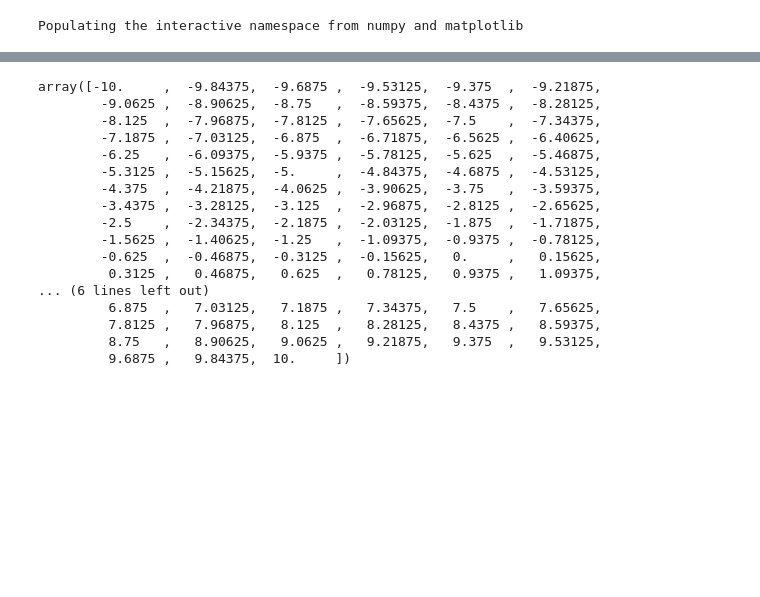
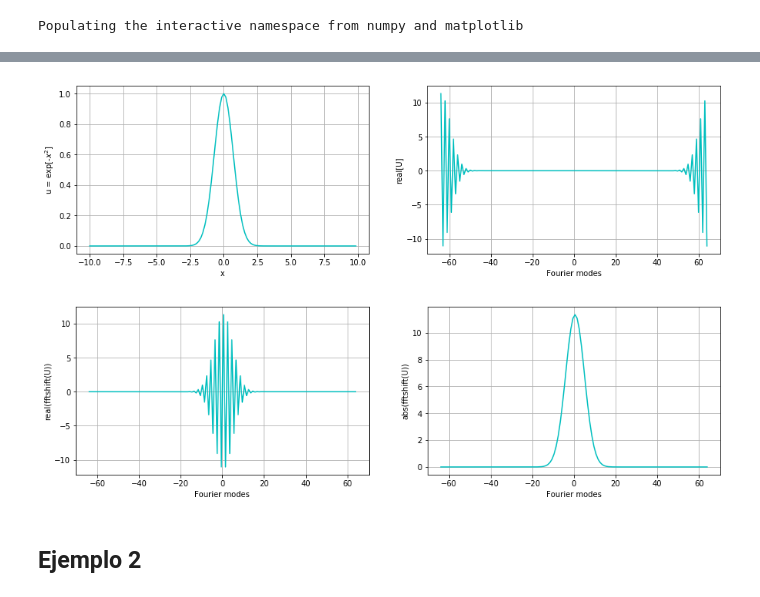
Before and after one commit to OriannaSanguino/Herramientas-Computacionales, a Jupyter notebook: 05_taller04/Taller4.ipynb, the cells around one changed output, grey strips where cells are left out. Drawn from its saved outputs; the diff is of its cells as text; code cells hidden in the pictures; blank space fills up the shorter version.

```diff
--- a/05_taller04/Taller4.ipynb
+++ b/05_taller04/Taller4.ipynb
@@ -16,0 +31,39 @@ n=128
+# %%
+u = np.exp(-x*x)
+# %%
+ut = np.fft.fft(u)
+# %%
+utshift = fft.fftshift(ut)
+# %%
+modes = linspace(d,e,n)
+# %%
+figure(figsize=(15,4))
+plt.subplot(1,2,1)
+pylab.plot(x,u,'-c')
+pylab.xlabel("x")
+pylab.ylabel("u = exp[-$x^2$]")
+plt.grid()
+
+plt.subplot(1,2,2)
+pylab.plot(modes,ut,'-c')
+pylab.xlabel("Fourier modes")
+pylab.ylabel("real[U]")
+plt.grid()
+
+figure(figsize=(15,4))
+plt.subplot(1,2,1)
+pylab.plot(modes,utshift,'-c')
+pylab.xlabel("Fourier modes")
+pylab.ylabel("real(fftshift(U))")
+plt.grid()
+
+plt.subplot(1,2,2)
+pylab.plot(modes,np.abs(utshift),'-c')
+pylab.xlabel("Fourier modes")
+pylab.ylabel("abs(fftshift(U))")
+plt.grid()
+# %% [output]
+[figure, added]
+[figure, added]
+# %% [markdown]
+## Ejemplo 2
@@ -23,20 +78,0 @@ x2= np.linspace (a,b,c)
-# %%
-x2
-# %% [output]
-array([-10.     ,  -9.84375,  -9.6875 ,  -9.53125,  -9.375  ,  -9.21875,
-        -9.0625 ,  -8.90625,  -8.75   ,  -8.59375,  -8.4375 ,  -8.28125,
-        -8.125  ,  -7.96875,  -7.8125 ,  -7.65625,  -7.5    ,  -7.34375,
-        -7.1875 ,  -7.03125,  -6.875  ,  -6.71875,  -6.5625 ,  -6.40625,
-        -6.25   ,  -6.09375,  -5.9375 ,  -5.78125,  -5.625  ,  -5.46875,
-        -5.3125 ,  -5.15625,  -5.     ,  -4.84375,  -4.6875 ,  -4.53125,
-        -4.375  ,  -4.21875,  -4.0625 ,  -3.90625,  -3.75   ,  -3.59375,
-        -3.4375 ,  -3.28125,  -3.125  ,  -2.96875,  -2.8125 ,  -2.65625,
-        -2.5    ,  -2.34375,  -2.1875 ,  -2.03125,  -1.875  ,  -1.71875,
-        -1.5625 ,  -1.40625,  -1.25   ,  -1.09375,  -0.9375 ,  -0.78125,
-        -0.625  ,  -0.46875,  -0.3125 ,  -0.15625,   0.     ,   0.15625,
-         0.3125 ,   0.46875,   0.625  ,   0.78125,   0.9375 ,   1.09375,
-... (6 lines left out)
-         6.875  ,   7.03125,   7.1875 ,   7.34375,   7.5    ,   7.65625,
-         7.8125 ,   7.96875,   8.125  ,   8.28125,   8.4375 ,   8.59375,
-         8.75   ,   8.90625,   9.0625 ,   9.21875,   9.375  ,   9.53125,
-         9.6875 ,   9.84375,  10.     ])
```
Also changed, not shown: parts of 44 cells of this notebook.
